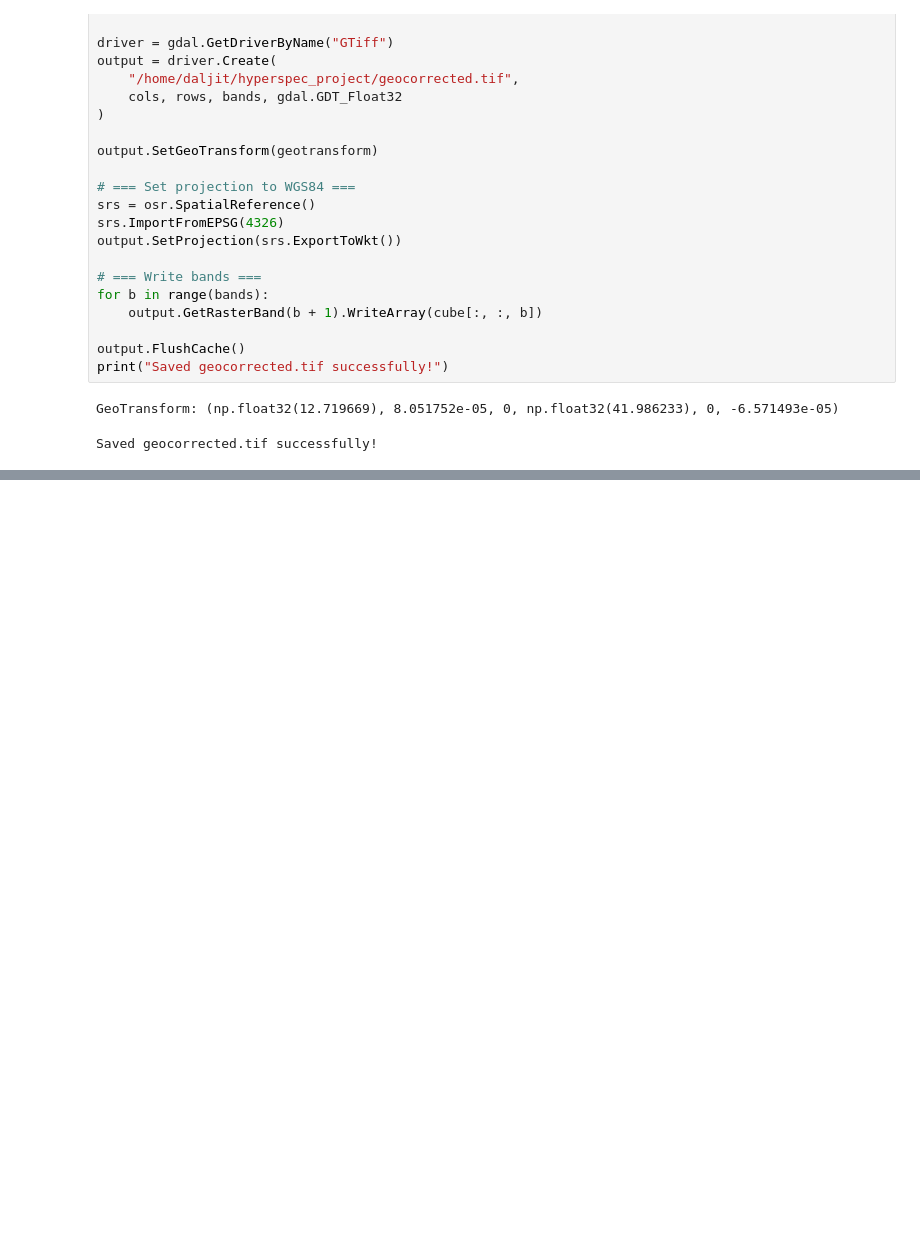
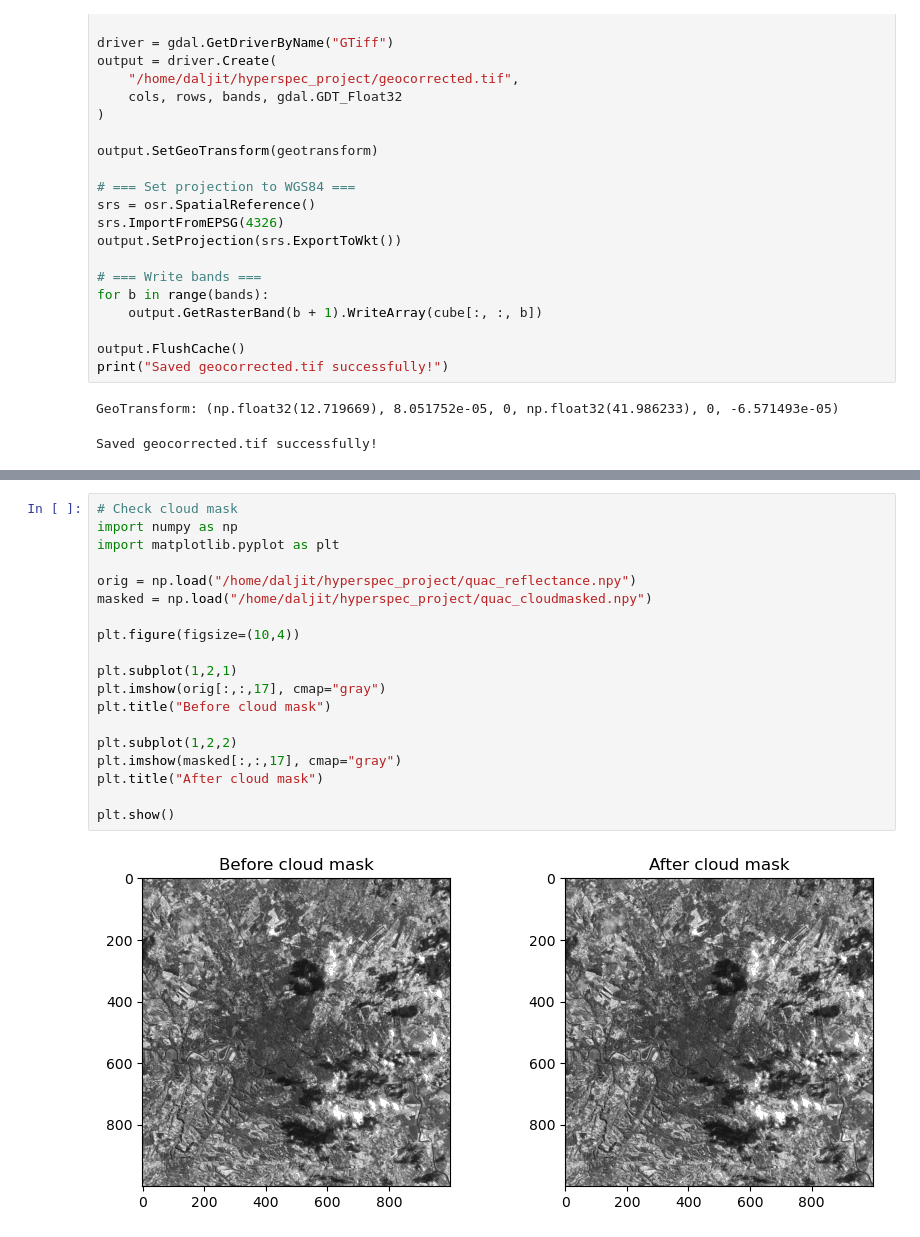
Before and after one commit to Daljit777/hyperspec_project, a Jupyter notebook: project.ipynb, the cells around one changed output, grey strips where cells are left out. Drawn from its saved outputs; the diff is of its cells as text; blank space fills up the shorter version.

```diff
--- a/project.ipynb
+++ b/project.ipynb
@@ -412,0 +547,21 @@ print("Saved quac_corrected.tif successfully!")
+# %%
+# Check cloud mask
+import numpy as np
+import matplotlib.pyplot as plt
+
+orig = np.load("/home/daljit/hyperspec_project/quac_reflectance.npy")
+masked = np.load("/home/daljit/hyperspec_project/quac_cloudmasked.npy")
+
+plt.figure(figsize=(10,4))
+
+plt.subplot(1,2,1)
+plt.imshow(orig[:,:,17], cmap="gray")
+plt.title("Before cloud mask")
+
+plt.subplot(1,2,2)
+plt.imshow(masked[:,:,17], cmap="gray")
+plt.title("After cloud mask")
+
+plt.show()
+# %% [output]
+[figure, added]
```
Also changed, not shown: parts of 9 cells of this notebook.
